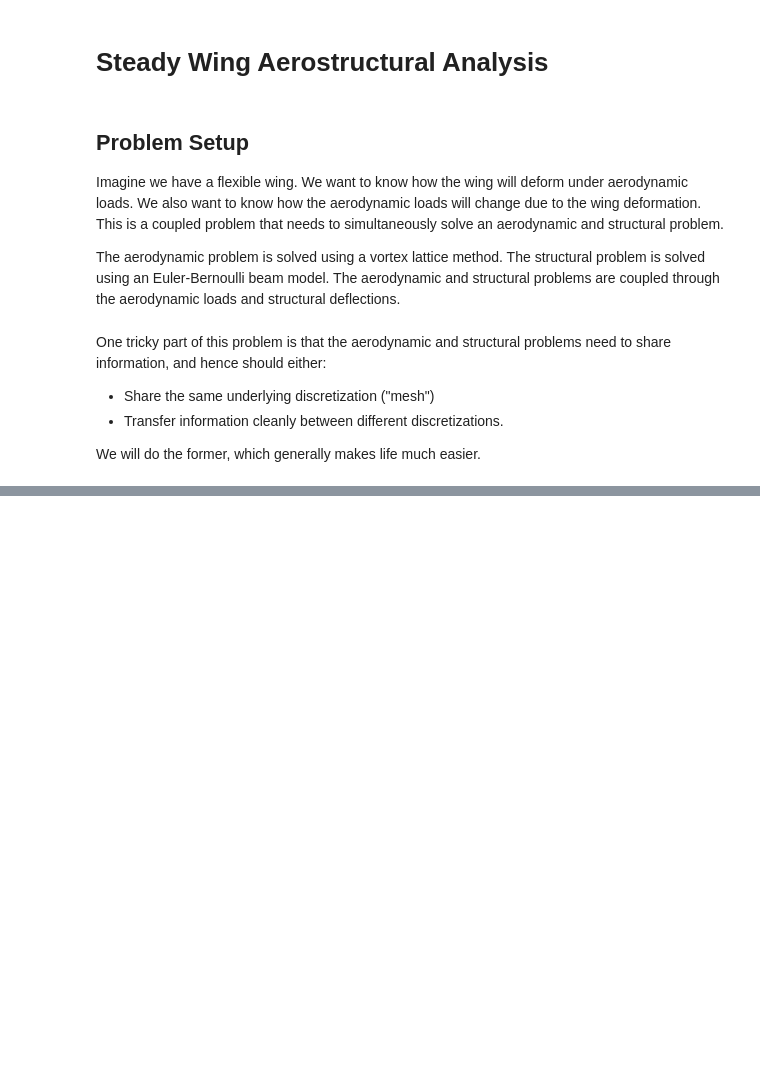
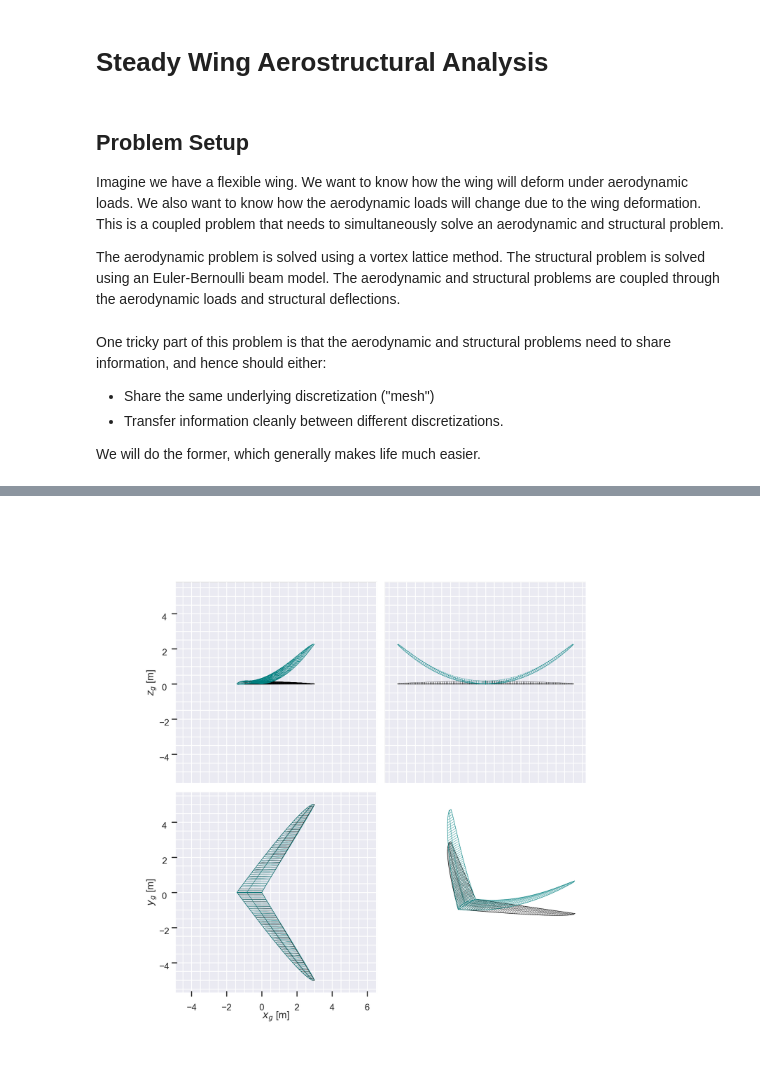
Before and after one commit to peterdsharpe/AeroSandbox, a Jupyter notebook: tutorial/07 - Structures/03 - Coupled Aerostructures/01 - Steady Wing Aerostructural Analysis.ipynb, the cells around one changed output, grey strips where cells are left out. Drawn from its saved outputs; the diff is of its cells as text; code cells hidden in the pictures; blank space fills up the shorter version.

Commit message:
add working heave example

```diff
--- a/tutorial/07 - Structures/03 - Coupled Aerostructures/01 - Steady Wing Aerostructural Analysis.ipynb
+++ b/tutorial/07 - Structures/03 - Coupled Aerostructures/01 - Steady Wing Aerostructural Analysis.ipynb
@@ -69,0 +100,97 @@ def make_wing(
+# %%
+span = 10
+ys_over_half_span = np.linspace(0, 1)
+chords = np.linspace(2, 0.02) ** 0.5
+twists = np.linspace(0, 0)
+offsets = np.linspace(0, 3) - np.linspace(2, 0.02) ** 0.5
+
+wing = make_wing(
+    span=span,
+    ys_over_half_span=ys_over_half_span,
+    chords=chords,
+    twists=twists,
+    offsets=offsets,
+)
+
+wing_deformed = make_wing(
+    span=span,
+    ys_over_half_span=ys_over_half_span,
+    chords=chords,
+    twists=twists,
+    offsets=offsets,
+    heave_displacements=np.linspace(0, 1.5) ** 2,
+    twist_displacements=np.linspace(0, -15),
+)
+
+import matplotlib.pyplot as plt
+import aerosandbox.tools.pretty_plots as p
+
+preset_view_angles = np.array([
+    ["XZ", "-YZ"],
+    ["XY", "left_isometric"]
+], dtype="O")
+
+fig, axs = p.figure3d(
+    nrows=preset_view_angles.shape[0],
+    ncols=preset_view_angles.shape[1],
+    figsize=(8, 8),
+)
+
+for i in range(axs.shape[0]):
+    for j in range(axs.shape[1]):
+        ax = axs[i, j]
+        preset_view = preset_view_angles[i, j]
+
+        for w, c in {
+            wing         : 'black',
+            wing_deformed: 'teal',
+        }.items():
+            w.draw_wireframe(
+                ax=ax,
+                set_axis_visibility=False if 'isometric' in preset_view else None,
+                show=False,
+                color=c,
+            )
+
+        p.set_preset_3d_view_angle(preset_view)
+
+        xres = np.diff(ax.get_xticks())[0]
+        yres = np.diff(ax.get_yticks())[0]
+        zres = np.diff(ax.get_zticks())[0]
+
+        p.set_ticks(
+            xres, xres / 4,
+            yres, yres / 4,
+            zres, zres / 4,
+        )
+
+        ax.xaxis.set_tick_params(color='white', which='minor')
+        ax.yaxis.set_tick_params(color='white', which='minor')
+        ax.zaxis.set_tick_params(color='white', which='minor')
+
+        if preset_view == 'XY' or preset_view == '-XY':
+            ax.set_zticks([])
+        if preset_view == 'XZ' or preset_view == '-XZ':
+            ax.set_yticks([])
+        if preset_view == 'YZ' or preset_view == '-YZ':
+            ax.set_xticks([])
+
+axs[1, 0].set_xlabel("$x_g$ [m]")
+axs[1, 0].set_ylabel("$y_g$ [m]")
+axs[0, 0].set_zlabel("$z_g$ [m]")
+axs[0, 0].set_xticklabels([])
+axs[0, 1].set_yticklabels([])
+axs[0, 1].set_zticklabels([])
+
+plt.subplots_adjust(
+    left=-0.08,
+    right=1.08,
+    bottom=-0.08,
+    top=1.08,
+    wspace=-0.38,
+    hspace=-0.38,
+)
+
+p.show_plot(tight_layout=False)
+# %% [output]
+[figure, added]
```
Also changed, not shown: parts of 5 cells of this notebook.
